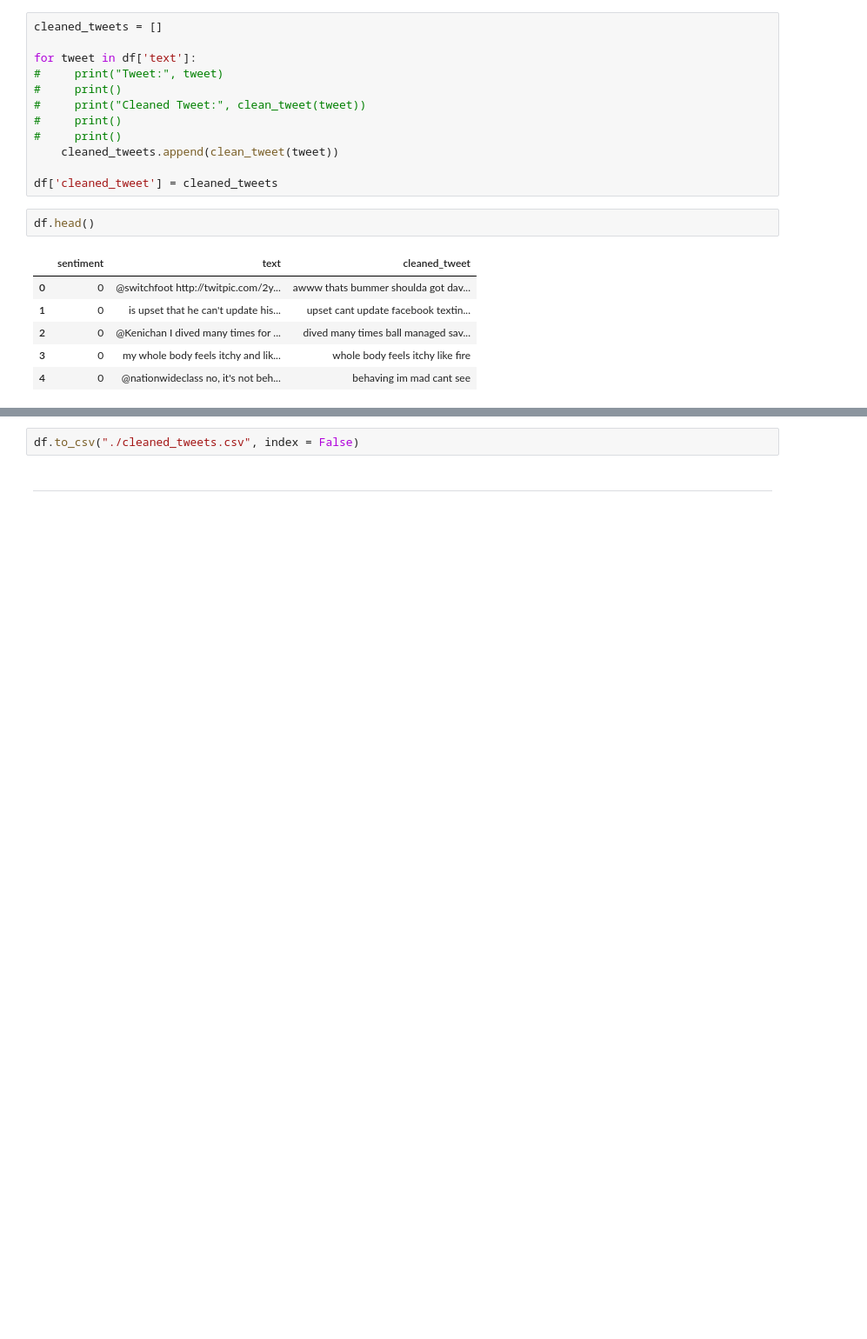
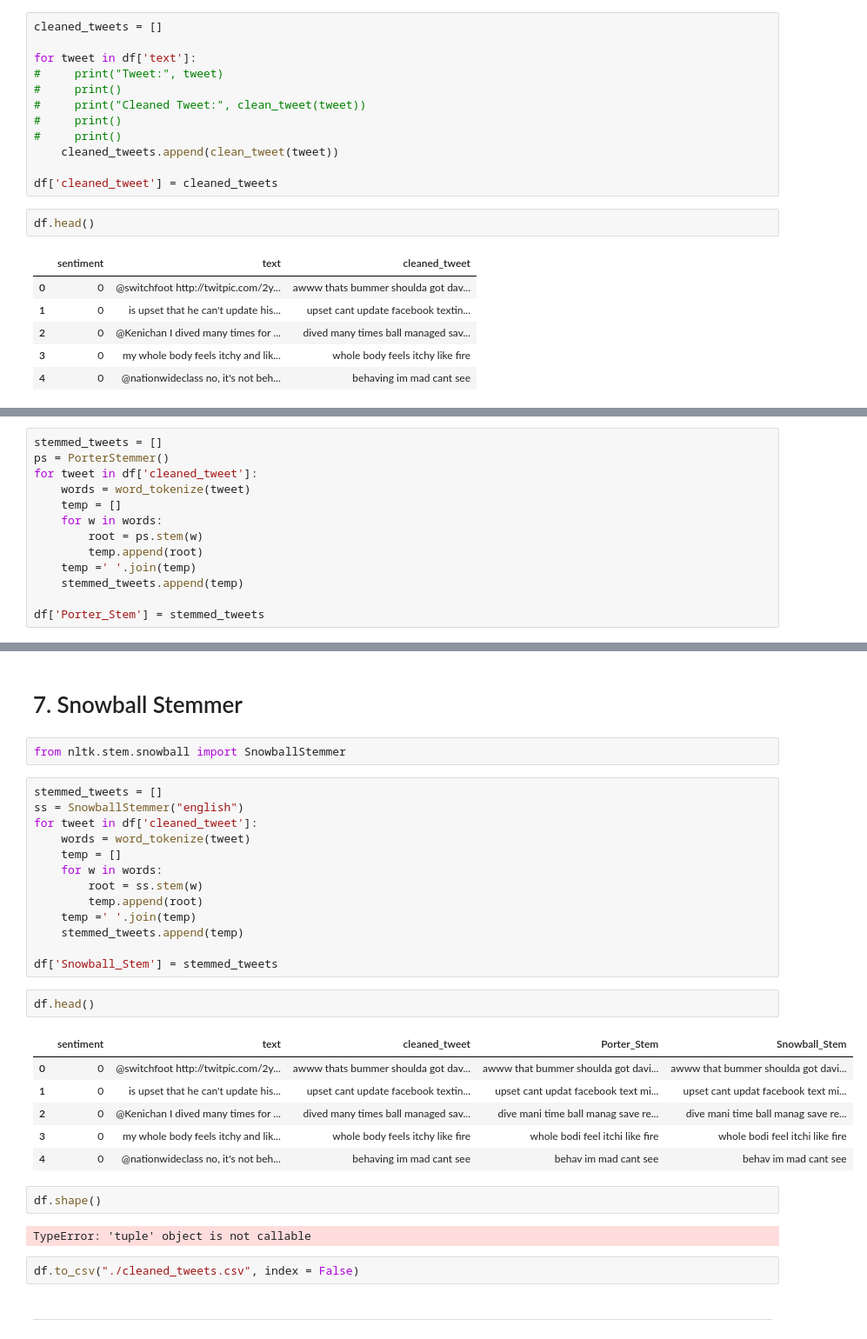
Before and after one commit to Varun487/Live_Tweet_Sentiment_Analyasis, a Jupyter notebook: Model/Preprocessing.ipynb, the cells around one changed output, grey strips where cells are left out. Shown: that part at 87% size. Saved outputs shown, nothing was run; the diff lists cells and outputs as text; blank space fills up the shorter version.

```diff
--- a/Model/Preprocessing.ipynb
+++ b/Model/Preprocessing.ipynb
@@ -226,0 +238,13 @@ df.head()
+# %%
+stemmed_tweets = []
+ps = PorterStemmer()
+for tweet in df['cleaned_tweet']:
+    words = word_tokenize(tweet)
+    temp = []
+    for w in words:
+        root = ps.stem(w)
+        temp.append(root)
+    temp =' '.join(temp)
+    stemmed_tweets.append(temp)
+
+df['Porter_Stem'] = stemmed_tweets
@@ -227,3 +260,33 @@ df.head()
+# %% [markdown]
+# 7. Snowball Stemmer
+# %%
+from nltk.stem.snowball import SnowballStemmer
+# %%
+stemmed_tweets = []
+ss = SnowballStemmer("english")
+for tweet in df['cleaned_tweet']:
+    words = word_tokenize(tweet)
+    temp = []
+    for w in words:
+        root = ss.stem(w)
+        temp.append(root)
+    temp =' '.join(temp)
+    stemmed_tweets.append(temp)
+
+df['Snowball_Stem'] = stemmed_tweets
+# %%
+df.head()
+# %% [output]
+|  | sentiment | text | cleaned_tweet | Porter_Stem | Snowball_Stem |
+| 0 | 0 | @switchfoot http://twitpic.com/2y... | awww thats bummer shoulda got dav... | awww that bummer shoulda got davi... | awww that bummer shoulda got davi... |
+| 1 | 0 | is upset that he can't update his... | upset cant update facebook textin... | upset cant updat facebook text mi... | upset cant updat facebook text mi... |
+| 2 | 0 | @Kenichan I dived many times for ... | dived many times ball managed sav... | dive mani time ball manag save re... | dive mani time ball manag save re... |
+| 3 | 0 | my whole body feels itchy and lik... | whole body feels itchy like fire | whole bodi feel itchi like fire | whole bodi feel itchi like fire |
+| 4 | 0 | @nationwideclass no, it's not beh... | behaving im mad cant see | behav im mad cant see | behav im mad cant see |
+# %%
+df.shape()
+# %% [output]
+TypeError: 'tuple' object is not callable
 # %%
 df.to_csv("./cleaned_tweets.csv", index = False)
 # %% [markdown]
```
Also changed, not shown: parts of 4 cells of this notebook.
